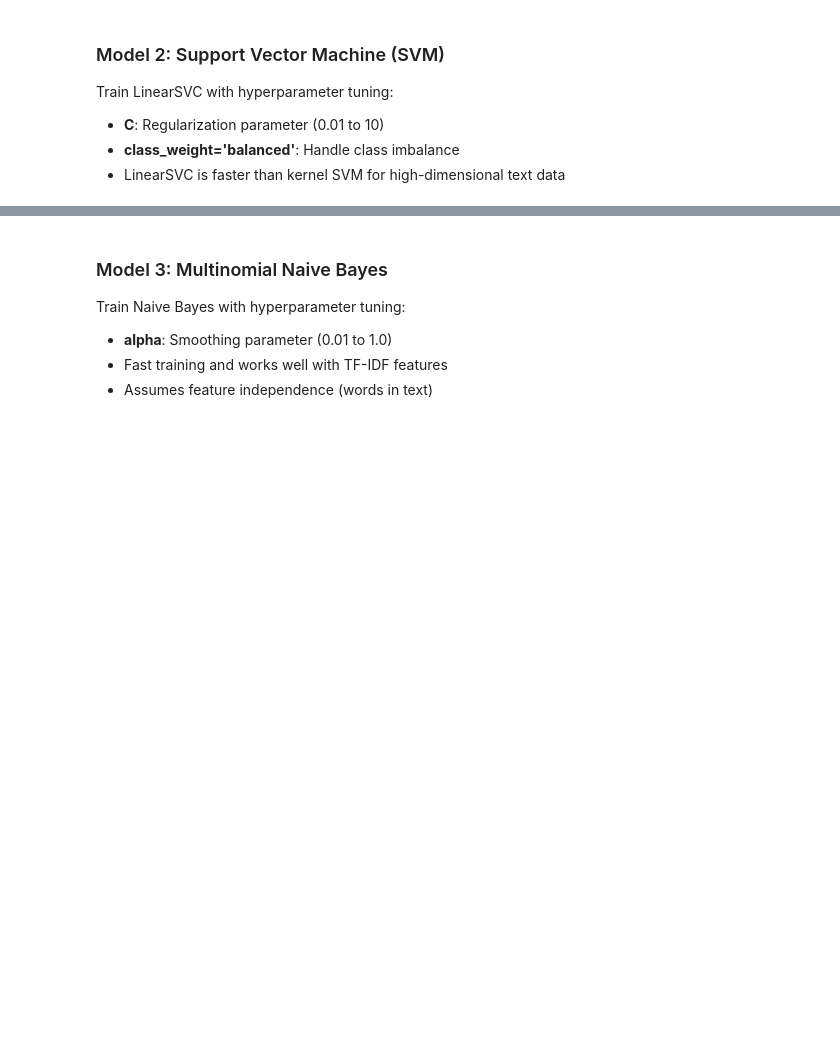
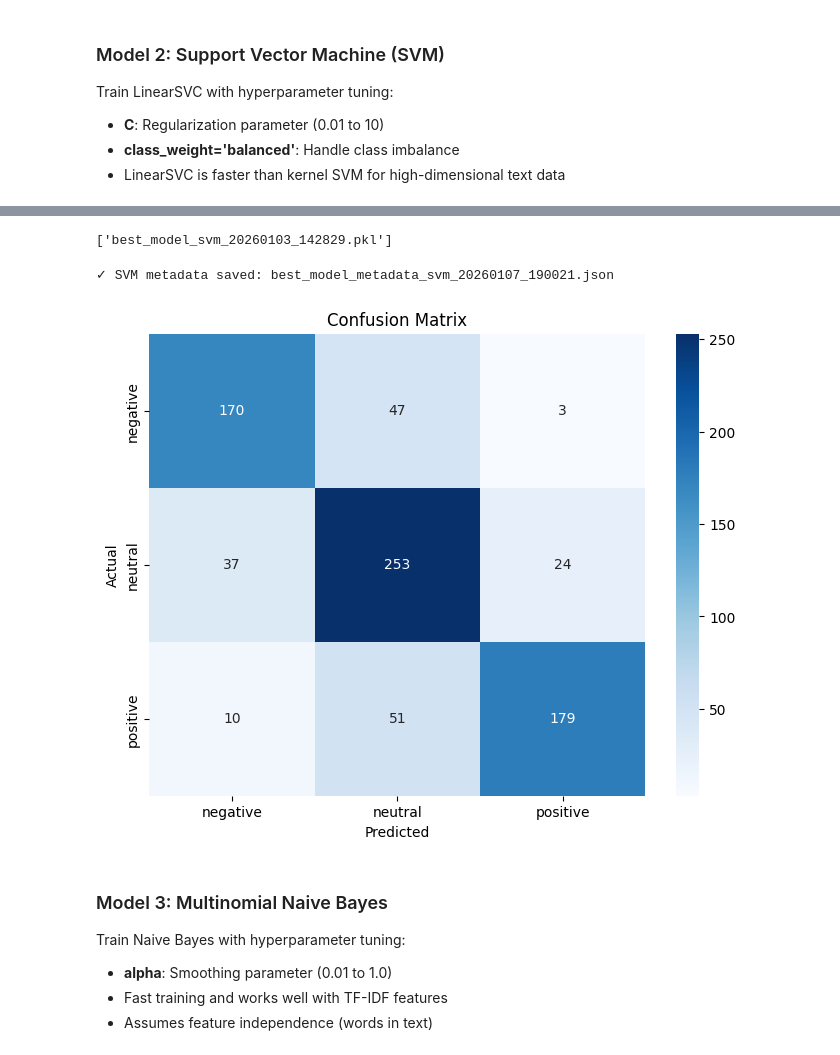
Before and after one commit to HS-Long/Sentiment-Analysis-of-Khmer-Text-Using-ML, a Jupyter notebook: notebooks/Model.ipynb, the cells around one changed output, grey strips where cells are left out. Cells and saved outputs as stored; diff of their text form; code cells hidden in the pictures; blank space fills up the shorter version.

```diff
--- a/notebooks/Model.ipynb
+++ b/notebooks/Model.ipynb
@@ -342,0 +423,4 @@ RandomizedSearchCV(cv=3,
+# %%
+# Evaluate on test set
+y_pred = rs_svm.predict(X_test)
+print(classification_report(y_test, y_pred))
@@ -343,3 +437,63 @@ RandomizedSearchCV(cv=3,
+# %%
+# save svm model import joblib as best_model_metadata_20260103_142829.json, best_model_svm_20260103_142829.pkl
+import joblib
+best_model_svm = rs_svm.best_estimator_
+joblib.dump(best_model_svm, 'best_model_svm_20260103_142829.pkl')
+# %% [output]
+['best_model_svm_20260103_142829.pkl']
+# %%
+# save metadata svm
+import json
+from datetime import datetime
+
+# Calculate performance metrics
+from sklearn.metrics import accuracy_score, f1_score, precision_score, recall_score
+
+y_pred_svm = rs_svm.predict(X_test)
+accuracy = accuracy_score(y_test, y_pred_svm)
+f1_macro = f1_score(y_test, y_pred_svm, average='macro')
+precision_macro = precision_score(y_test, y_pred_svm, average='macro')
+recall_macro = recall_score(y_test, y_pred_svm, average='macro')
+
+timestamp = datetime.now().strftime("%Y%m%d_%H%M%S")
+
+metadata = {
+    "model_name": "SVM",
+    "model_type": "traditional_ml",
+    "timestamp": timestamp,
+    "performance": {
+        "accuracy": float(accuracy),
+        "f1_macro": float(f1_macro),
+        "precision_macro": float(precision_macro),
+        "recall_macro": float(recall_macro),
+        "best_cv_score": float(rs_svm.best_score_)
+    },
+    "hyperparameters": rs_svm.best_params_,
+    "class_weight": {k: float(v) for k, v in class_weight.items()},
+    "files": {
+        "model": "best_model_svm_20260103_142829.pkl"
+    }
+}
+
+# Save metadata as JSON
+metadata_path = f'best_model_metadata_svm_{timestamp}.json'
+with open(metadata_path, 'w', encoding='utf-8') as f:
+    json.dump(metadata, f, indent=4, ensure_ascii=False)
+
+print(f"✓ SVM metadata saved: {metadata_path}")
+# %% [output]
+✓ SVM metadata saved: best_model_metadata_svm_20260107_190021.json
+# %%
+# confusion matrix
+cm = confusion_matrix(y_test, y_pred)
+plt.figure(figsize=(8, 6))
+sns.heatmap(cm, annot=True, fmt='d', cmap='Blues', xticklabels=classes, yticklabels=classes)
+plt.xlabel('Predicted')
+plt.ylabel('Actual')
+plt.title('Confusion Matrix')
+plt.show()
+# %% [output]
+[figure, added]
 # %% [markdown]
 ### Model 3: Multinomial Naive Bayes
 
```
Also changed, not shown: parts of 29 cells of this notebook, 8 other files.
